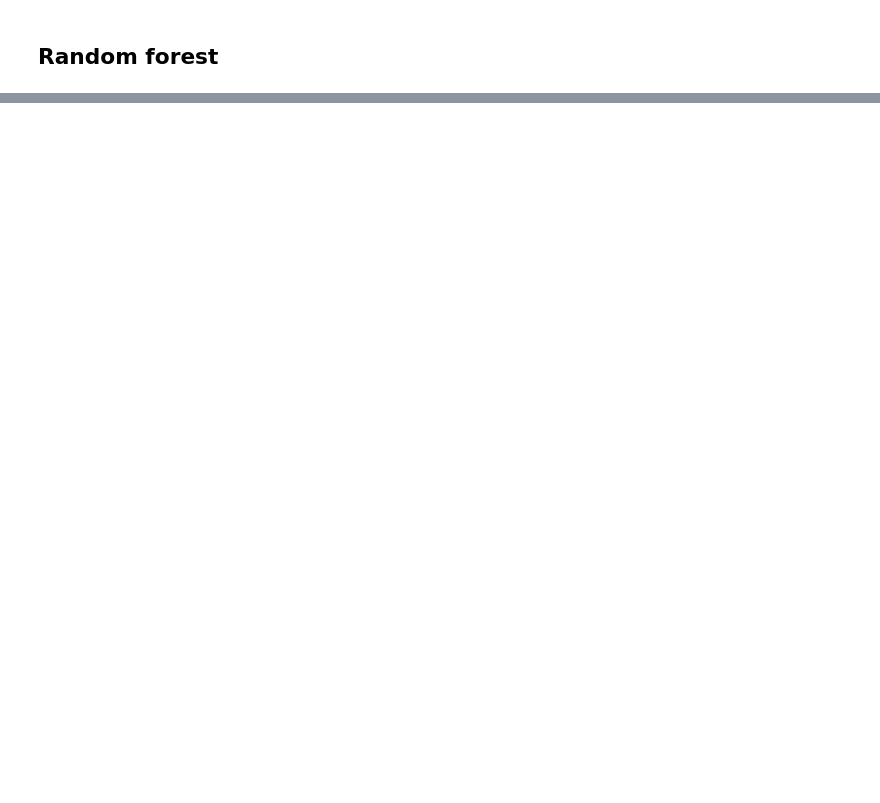
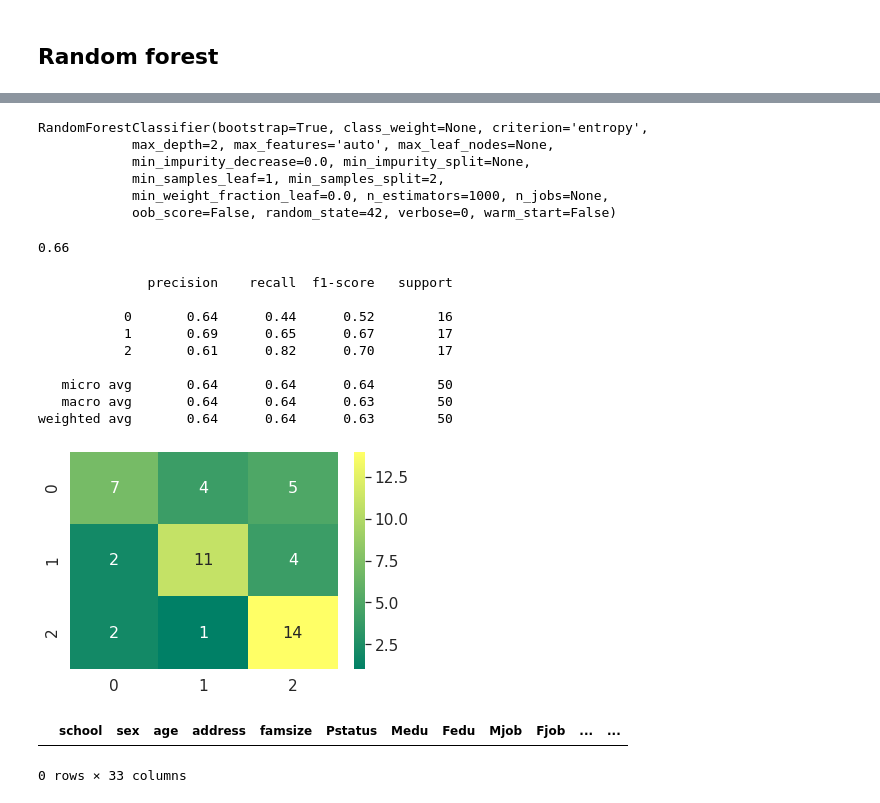
Before and after one commit to olga-khab/msa-predicting-performance, a Jupyter notebook: msa-project.ipynb, the cells around one changed output, grey strips where cells are left out. Cells and saved outputs as stored; diff of their text form; code cells hidden in the pictures; blank space fills up the shorter version.

```diff
--- a/msa-project.ipynb
+++ b/msa-project.ipynb
@@ -6,8 +6,10 @@ Project descriptions
 ## Step 1: Loading and exploring the dataset
 # %%
 import pandas as pd
+from sklearn.preprocessing import OneHotEncoder
+import numpy as np
 # read in the mathematics dataset
-maths_df = pd.read_csv("student-por.csv", sep=";")
+port_df = pd.read_csv("student-por.csv", sep=";")
 # %% [markdown]
 ## Step 2: Pre-processing
 # %%
@@ -21,7 +23,7 @@ G3 (final year grade) was calculated using G1 and G2 (1st and 2nd period grades)
 About categorical/numeric...
 # %%
 # Remove G1 and G2
-df = maths_df.drop(['G1', 'G2'], axis = 1)
+df = port_df.drop(['G1', 'G2'], axis = 1)
 
 #df.info()
 #<-------------------- Convert grade to a discrete scale ---------------------->#
@@ -62,6 +64,9 @@ conditions_binary = [
 choices_binary = ['fail', 'pass']
 df['G3_binary'] = np.select(conditions_binary, choices_binary)
 
+
+processed_df = df
+
 # No longer need numeric grade column
 #df = df.drop('G3', axis=1)
 
@@ -75,7 +80,7 @@ for attribute in attributes:
     df[attribute] = df[attribute].astype('category',copy=False)
 
 
-#<-------------------- Change labels to numeric values ---------------------->#
+#<-------------------- Change labels to numeric values ------------------------------------------->#
 
 # Some categorical variables are already encoded with numbers (e.g. studytime 0-4), we need to encode the rest
 # df.info()
@@ -329,0 +446,44 @@ Mean Absolute Error: 0.61
+# %%
+#from sklearn.preprocessing import StandardScaler
+from sklearn.ensemble import RandomForestClassifier
+
+# Using information gain (entropy) to evaluate how good a particular split is
+classifier = RandomForestClassifier(n_estimators = 1000, criterion = 'entropy',max_depth=2, random_state = 42)
+classifier.fit(train_x, train_y)
+# %% [output]
+RandomForestClassifier(bootstrap=True, class_weight=None, criterion='entropy',
+            max_depth=2, max_features='auto', max_leaf_nodes=None,
+            min_impurity_decrease=0.0, min_impurity_split=None,
+            min_samples_leaf=1, min_samples_split=2,
+            min_weight_fraction_leaf=0.0, n_estimators=1000, n_jobs=None,
+            oob_score=False, random_state=42, verbose=0, warm_start=False)
+# %%
+#predictions
+predictions = classifier.predict(test_x)
+
+print(sum(predictions==test_y)/len(test_y))
+# %% [output]
+0.66
+# %%
+cm=confusion_matrix(test_y,predictions)
+df_cm = pd.DataFrame(cm, range(3), range(3))
+
+sn.set(font_scale=1.4) # for label size
+sn.heatmap(df_cm, annot=True, annot_kws={"size": 16}, cmap="summer") # font size
+print(classification_report(test_y, predictions))
+# %% [output]
+              precision    recall  f1-score   support
+
+           0       0.64      0.44      0.52        16
+           1       0.69      0.65      0.67        17
+           2       0.61      0.82      0.70        17
+
+   micro avg       0.64      0.64      0.64        50
+   macro avg       0.64      0.64      0.63        50
+weighted avg       0.64      0.64      0.63        50
+[figure, added]
+# %%
+balanced_sample
+# %% [output]
+|  | school | sex | age | address | famsize | Pstatus | Medu | Fedu | Mjob | Fjob | ... | ... |
+0 rows × 33 columns
```
Also changed, not shown: parts of 9 cells of this notebook.
